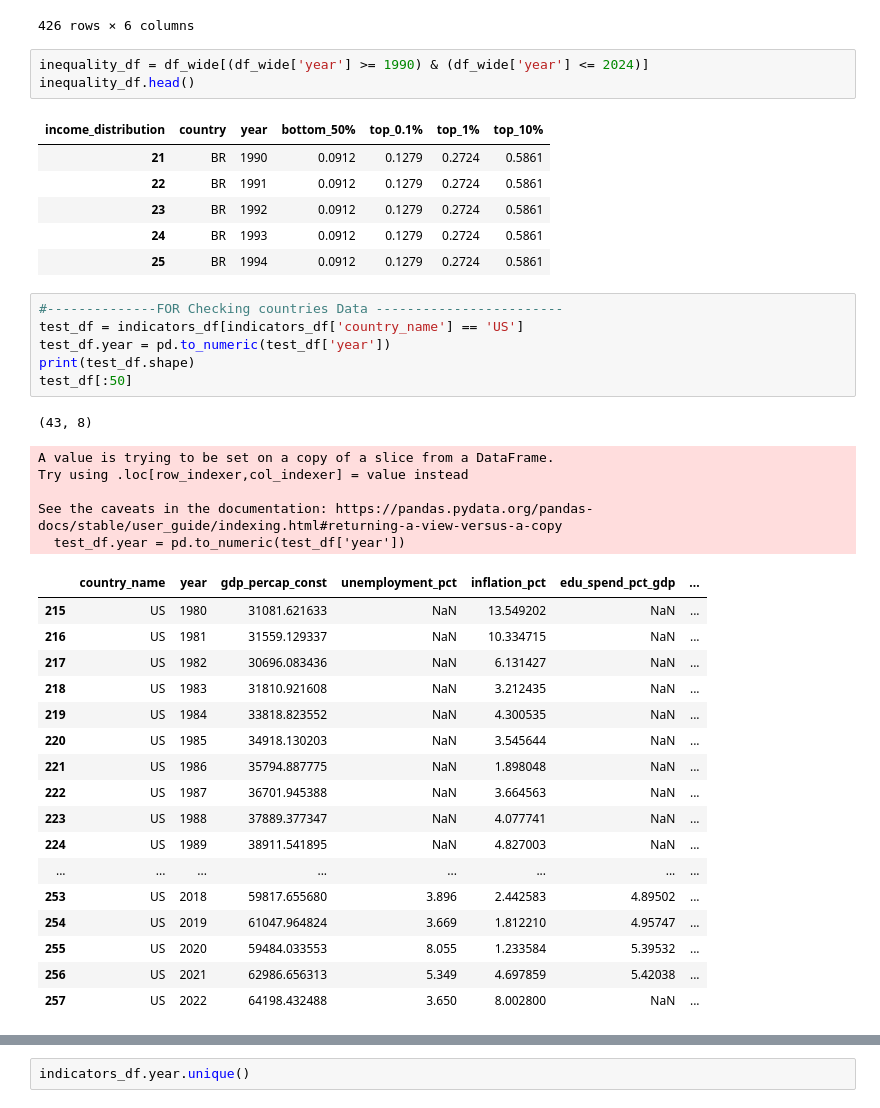
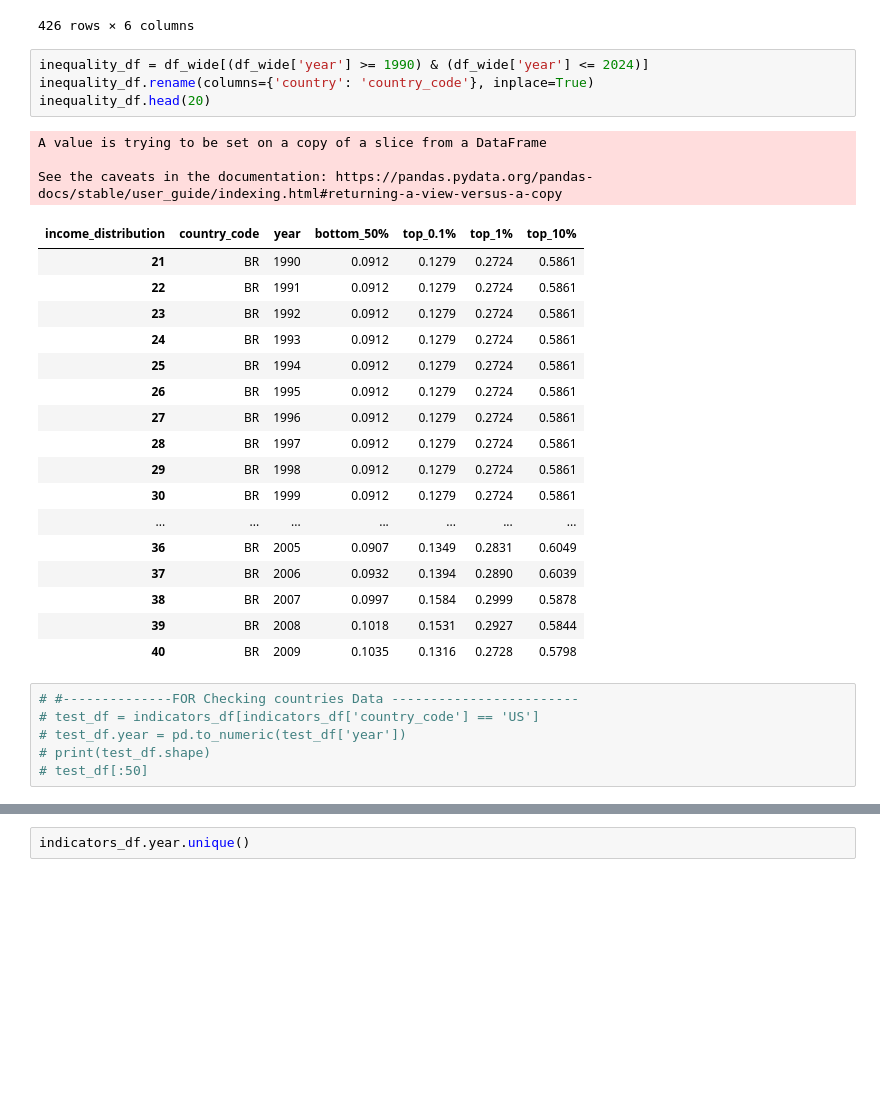
Before and after one commit to princeixr/Income_inequality, a Jupyter notebook: 602_indicators.ipynb, the cells around one changed output, grey strips where cells are left out. Saved outputs shown, nothing was run; the diff lists cells and outputs as text; blank space fills up the shorter version.

```diff
--- a/602_indicators.ipynb
+++ b/602_indicators.ipynb
@@ -271,43 +277,34 @@ df_wide
 426 rows × 6 columns
 # %%
 inequality_df = df_wide[(df_wide['year'] >= 1990) & (df_wide['year'] <= 2024)]
-inequality_df.head()
+inequality_df.rename(columns={'country': 'country_code'}, inplace=True)
+inequality_df.head(20)
 # %% [output]
+A value is trying to be set on a copy of a slice from a DataFrame
+
+See the caveats in the documentation: https://pandas.pydata.org/pandas-docs/stable/user_guide/indexing.html#returning-a-view-versus-a-copy
-| income_distribution | country | year | bottom_50% | top_0.1% | top_1% | top_10% |
+| income_distribution | country_code | year | bottom_50% | top_0.1% | top_1% | top_10% |
 | 21 | BR | 1990 | 0.0912 | 0.1279 | 0.2724 | 0.5861 |
 | 22 | BR | 1991 | 0.0912 | 0.1279 | 0.2724 | 0.5861 |
 | 23 | BR | 1992 | 0.0912 | 0.1279 | 0.2724 | 0.5861 |
 | 24 | BR | 1993 | 0.0912 | 0.1279 | 0.2724 | 0.5861 |
 | 25 | BR | 1994 | 0.0912 | 0.1279 | 0.2724 | 0.5861 |
+| 26 | BR | 1995 | 0.0912 | 0.1279 | 0.2724 | 0.5861 |
+| 27 | BR | 1996 | 0.0912 | 0.1279 | 0.2724 | 0.5861 |
+| 28 | BR | 1997 | 0.0912 | 0.1279 | 0.2724 | 0.5861 |
+| 29 | BR | 1998 | 0.0912 | 0.1279 | 0.2724 | 0.5861 |
+| 30 | BR | 1999 | 0.0912 | 0.1279 | 0.2724 | 0.5861 |
+| ... | ... | ... | ... | ... | ... | ... |
+| 36 | BR | 2005 | 0.0907 | 0.1349 | 0.2831 | 0.6049 |
+| 37 | BR | 2006 | 0.0932 | 0.1394 | 0.2890 | 0.6039 |
+| 38 | BR | 2007 | 0.0997 | 0.1584 | 0.2999 | 0.5878 |
+| 39 | BR | 2008 | 0.1018 | 0.1531 | 0.2927 | 0.5844 |
+| 40 | BR | 2009 | 0.1035 | 0.1316 | 0.2728 | 0.5798 |
 # %%
-#--------------FOR Checking countries Data ------------------------
-test_df = indicators_df[indicators_df['country_name'] == 'US']
-test_df.year = pd.to_numeric(test_df['year'])
-print(test_df.shape)
-test_df[:50]
+# #--------------FOR Checking countries Data ------------------------
+# test_df = indicators_df[indicators_df['country_code'] == 'US']
+# test_df.year = pd.to_numeric(test_df['year'])
+# print(test_df.shape)
+# test_df[:50]
-# %% [output]
-(43, 8)
-A value is trying to be set on a copy of a slice from a DataFrame.
-Try using .loc[row_indexer,col_indexer] = value instead
-
-See the caveats in the documentation: https://pandas.pydata.org/pandas-docs/stable/user_guide/indexing.html#returning-a-view-versus-a-copy
-  test_df.year = pd.to_numeric(test_df['year'])
-|  | country_name | year | gdp_percap_const | unemployment_pct | inflation_pct | edu_spend_pct_gdp | ... |
-| 215 | US | 1980 | 31081.621633 | NaN | 13.549202 | NaN | ... |
-| 216 | US | 1981 | 31559.129337 | NaN | 10.334715 | NaN | ... |
-| 217 | US | 1982 | 30696.083436 | NaN | 6.131427 | NaN | ... |
-| 218 | US | 1983 | 31810.921608 | NaN | 3.212435 | NaN | ... |
-| 219 | US | 1984 | 33818.823552 | NaN | 4.300535 | NaN | ... |
-| 220 | US | 1985 | 34918.130203 | NaN | 3.545644 | NaN | ... |
-| 221 | US | 1986 | 35794.887775 | NaN | 1.898048 | NaN | ... |
-| 222 | US | 1987 | 36701.945388 | NaN | 3.664563 | NaN | ... |
-| 223 | US | 1988 | 37889.377347 | NaN | 4.077741 | NaN | ... |
-| 224 | US | 1989 | 38911.541895 | NaN | 4.827003 | NaN | ... |
-| ... | ... | ... | ... | ... | ... | ... | ... |
-| 253 | US | 2018 | 59817.655680 | 3.896 | 2.442583 | 4.89502 | ... |
-| 254 | US | 2019 | 61047.964824 | 3.669 | 1.812210 | 4.95747 | ... |
-| 255 | US | 2020 | 59484.033553 | 8.055 | 1.233584 | 5.39532 | ... |
-| 256 | US | 2021 | 62986.656313 | 5.349 | 4.697859 | 5.42038 | ... |
-| 257 | US | 2022 | 64198.432488 | 3.650 | 8.002800 | NaN | ... |
 # %%
 country_name_to_code_map = {
```
Also changed, not shown: parts of 13 cells of this notebook, 3 other files.
